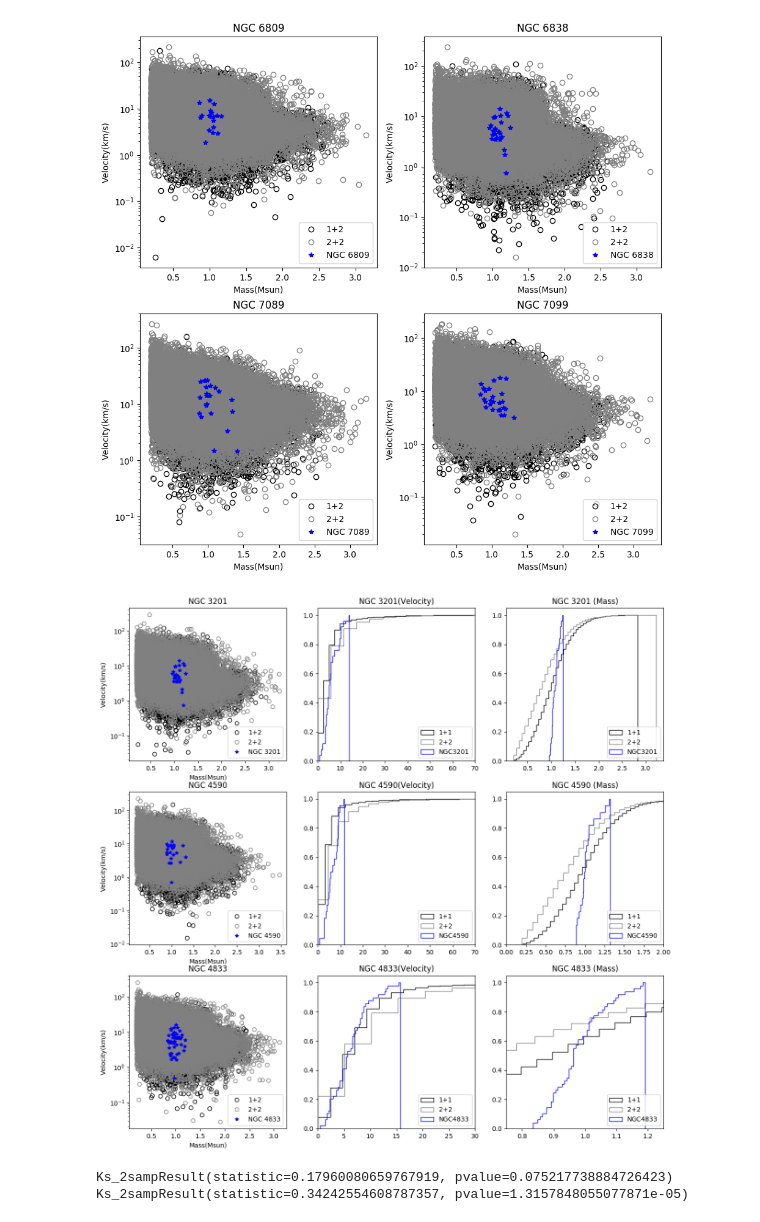
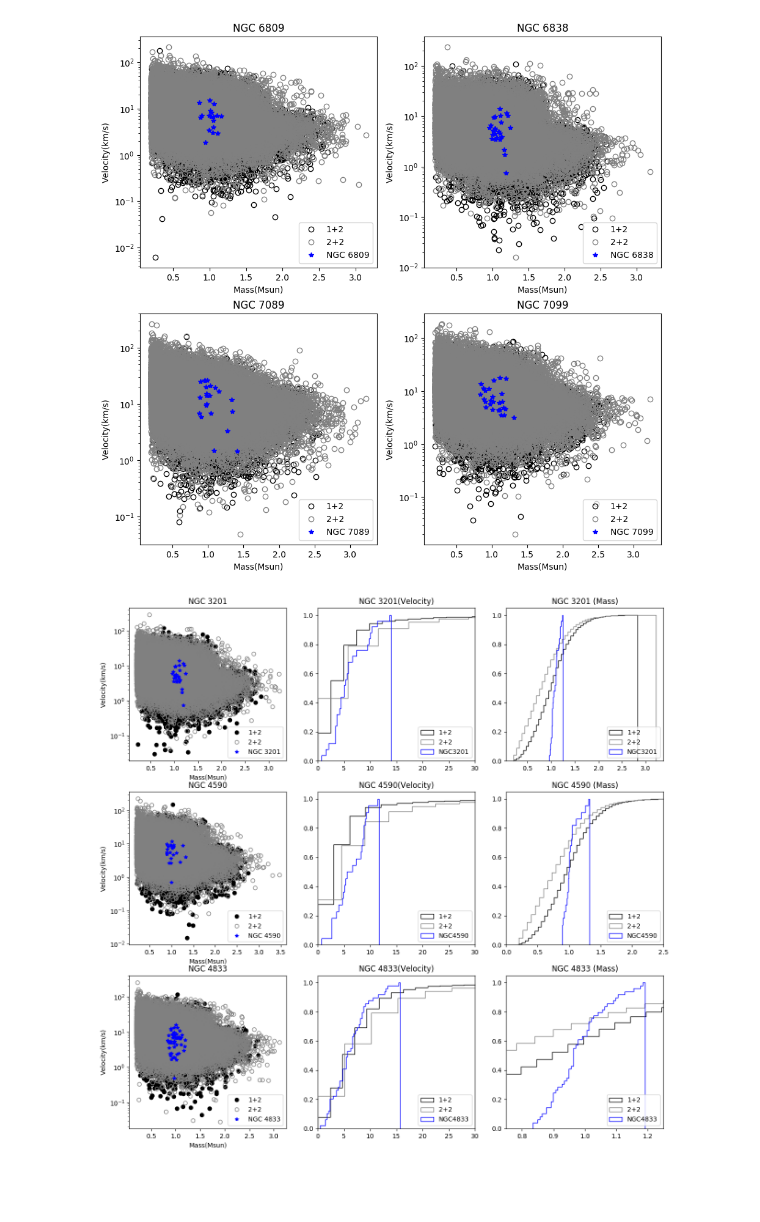
Before and after one commit to teresapan/Blue_stragglers, a Jupyter notebook: Research_SU17.ipynb, the cells around one changed output. Saved outputs shown, nothing was run; the diff lists cells and outputs as text; code cells hidden in the pictures; blank space fills up the shorter version.

```diff
--- a/Research_SU17.ipynb
+++ b/Research_SU17.ipynb
@@ -961,7 +961,7 @@ m4833 = pd.Series(m_4833)
 # %%
 f, ((ax31,ax60,ax61),(ax32,ax62,ax63),(ax33,ax64,ax65)) = plt.subplots(3, 3)
 
-ax31.plot(m_3201_num1,v_3201_num1, 'o', c='black',mfc="None",label='1+2')
+ax31.plot(m_3201_num1,v_3201_num1, 'o' ,c='black',label='1+2')
 ax31.set_zorder(1)
 ax31.plot(m_3201_num2,v_3201_num2, 'o',c='gray',mfc="None", label='2+2')
 ax31.set_zorder(2)
@@ -973,21 +973,21 @@ ax31.set_ylabel('Velocity(km/s)')
 ax31.set_yscale('log')
 ax31.legend(loc="lower right")
 
-ax60.hist(v3201_1,cumulative=True,histtype='step', normed=1, bins=50, color='black',label='1+1')
+ax60.hist(v3201_1,cumulative=True,histtype='step', normed=1, bins=50, color='black',label='1+2')
 ax60.hist(v3201_2,cumulative=True,histtype='step', normed=1, bins=50, color = 'gray',label = '2+2')
 ax60.hist(v3201,cumulative=True,histtype='step', normed=1, bins=50, color = 'blue',label = 'NGC3201')
-ax60.set_xlim([0, 70])
+ax60.set_xlim([0, 30])
 ax60.legend(loc="lower right")
 ax60.set_title('NGC 3201(Velocity)')
 
-ax61.hist(m3201_1,cumulative=True,histtype='step', normed=1, bins=50, color='black',label='1+1')
+ax61.hist(m3201_1,cumulative=True,histtype='step', normed=1, bins=50, color='black',label='1+2')
 ax61.hist(m3201_2,cumulative=True,histtype='step', normed=1, bins=50, color = 'gray',label = '2+2')
 ax61.hist(m3201,cumulative=True,histtype='step', normed=1, bins=50, color = 'blue',label = 'NGC3201')
 ax62.set_xlim([0, 2.0])
 ax61.legend(loc="lower right")
 ax61.set_title('NGC 3201 (Mass)')
 
-ax32.plot(m_4590_num1,v_4590_num1, 'o', c='black',mfc="None",label='1+2')
+ax32.plot(m_4590_num1,v_4590_num1, 'o', c='black',label='1+2')
 ax32.set_zorder(1)
 ax32.plot(m_4590_num2,v_4590_num2, 'o',c='gray',mfc="None", label='2+2')
 ax32.set_zorder(2)
@@ -999,53 +999,47 @@ ax32.set_ylabel('Velocity(km/s)')
 ax32.set_yscale('log')
 ax32.legend(loc="lower right")
 
-ax62.hist(v4590_1,cumulative=True,histtype='step', normed=1, bins=50, color='black',label='1+1')
+ax62.hist(v4590_1,cumulative=True,histtype='step', normed=1, bins=50, color='black',label='1+2')
 ax62.hist(v4590_2,cumulative=True,histtype='step', normed=1, bins=50, color = 'gray',label = '2+2')
 ax62.hist(v4590,cumulative=True,histtype='step', normed=1, bins=50, color = 'blue',label = 'NGC4590')
-ax62.set_xlim([0, 70])
+ax62.set_xlim([0, 30])
 ax62.legend(loc="lower right")
 ax62.set_title('NGC 4590(Velocity)')
 
-ax63.hist(m4590_1,cumulative=True,histtype='step', normed=1, bins=50, color='black',label='1+1')
+ax63.hist(m4590_1,cumulative=True,histtype='step', normed=1, bins=50, color='black',label='1+2')
 ax63.hist(m4590_2,cumulative=True,histtype='step', normed=1, bins=50, color = 'gray',label = '2+2')
 ax63.hist(m4590,cumulative=True,histtype='step', normed=1, bins=50, color = 'blue',label = 'NGC4590')
-ax63.set_xlim([0, 2.0])
+ax63.set_xlim([0, 2.5])
 ax63.legend(loc="lower right")
 ax63.set_title('NGC 4590 (Mass)')
 
-ax33.plot(m_4833_num1,v_4833_num1, 'o', c='black',mfc="None",label='1+2')
+ax33.plot(m_4833_num1,v_4833_num1, 'o', c='black',label='1+2')
 ax33.set_zorder(1)
 ax33.plot(m_4833_num2,v_4833_num2, 'o',c='gray',mfc="None", label='2+2')
 ax33.set_zorder(2)
 ax33.plot(m_4833,v_4833, '*',c='blue',label='NGC 4833')
 ax33.set_zorder(3)
 ax33.set_title('NGC 4833')
 ax33.set_xlabel('Mass(Msun)')
 ax33.set_ylabel('Velocity(km/s)')
 ax33.set_yscale('log')
 ax33.legend(loc="lower right")
 
-ax64.hist(v4833_1,cumulative=True,histtype='step', normed=1, bins=50, color='black',label='1+1')
+ax64.hist(v4833_1,cumulative=True,histtype='step', normed=1, bins=50, color='black',label='1+2')
 ax64.hist(v4833_2,cumulative=True,histtype='step', normed=1, bins=50, color = 'gray',label = '2+2')
 ax64.hist(v4833,cumulative=True,histtype='step', normed=1, bins=50, color = 'blue',label = 'NGC4833')
 ax64.set_xlim([0, 30])
 ax64.legend(loc="lower right")
 ax64.set_title('NGC 4833(Velocity)')
 
-ax65.hist(m4833_1,cumulative=True,histtype='step', normed=1, bins=50, color='black',label='1+1')
+ax65.hist(m4833_1,cumulative=True,histtype='step', normed=1, bins=50, color='black',label='1+2')
 ax65.hist(m4833_2,cumulative=True,histtype='step', normed=1, bins=50, color = 'gray',label = '2+2')
 ax65.hist(m4833,cumulative=True,histtype='step', normed=1, bins=50, color = 'blue',label = 'NGC4833')
 ax65.set_xlim([0.75, 1.25])
 ax65.legend(loc="lower right")
 ax65.set_title('NGC 4833 (Mass)')
 
 fig = plt.gcf()
 fig.set_size_inches(15,15, forward = True)
 # %% [output]
-[figure, old version]
+[figure, new version]
-# %%
-print scipy.stats.ks_2samp(v4833, v4833_1)
-print scipy.stats.ks_2samp(v4833, v4833_2)
-# %% [output]
-Ks_2sampResult(statistic=0.17960080659767919, pvalue=0.075217738884726423)
-Ks_2sampResult(statistic=0.34242554608787357, pvalue=1.3157848055077871e-05)
```
Also changed, not shown: parts of 10 cells of this notebook.
